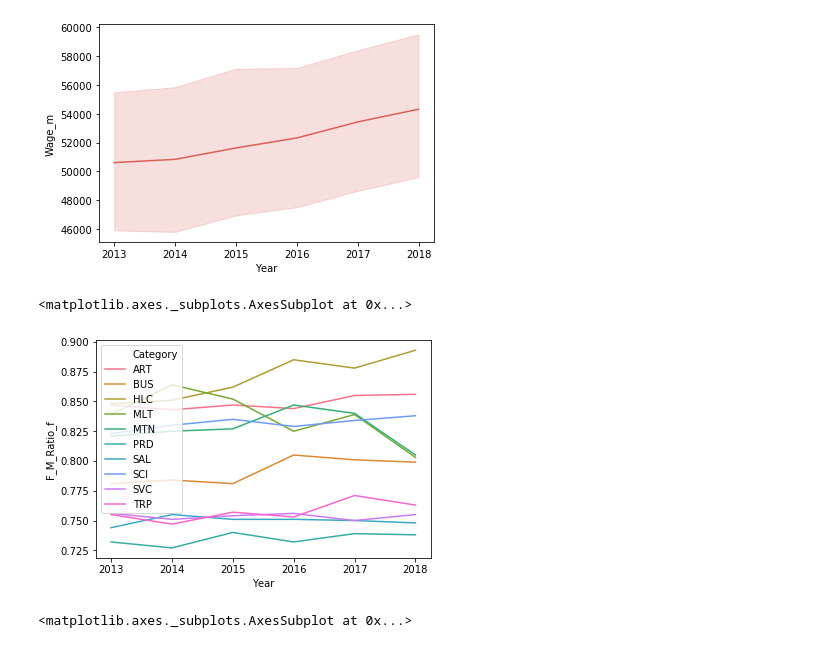
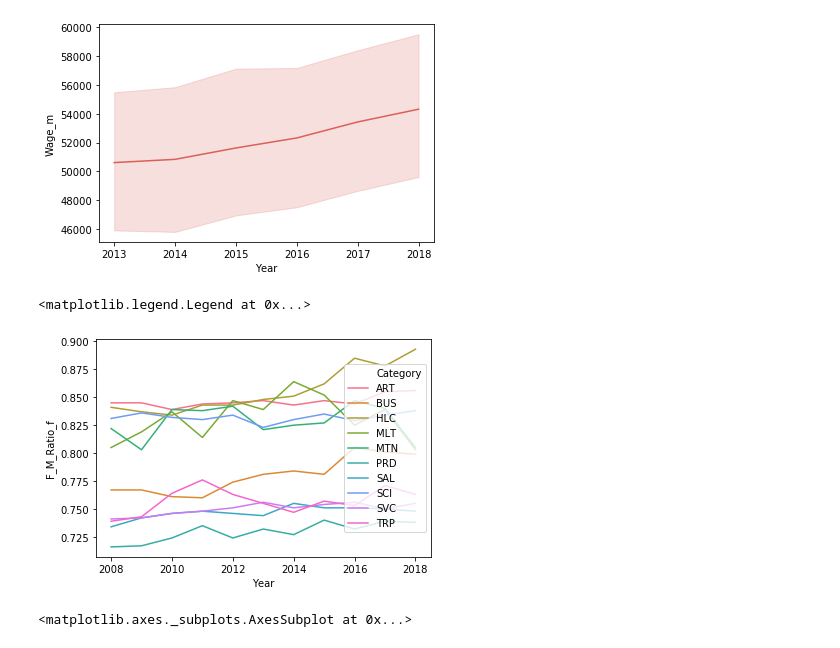
Before and after one commit to AlbeChen/Census_Wage_Analysis, a Jupyter notebook: final_analysis.ipynb, the cells around one changed output. Cells and saved outputs as stored; diff of their text form; code cells hidden in the pictures.

```diff
--- a/final_analysis.ipynb
+++ b/final_analysis.ipynb
@@ -12,5 +12,5 @@ import analysis_pkg
 %load_ext autoreload
 %autoreload 2
 # %%
-yearly_sex_sep, yearly_sex_full, yearly_cat_full = analysis_pkg.yearly_multibase_analysis(2013, 2018)
+yearly_sex_sep, yearly_sex_full, yearly_cat_full, yearly_group_df = analysis_pkg.yearly_multibase_analysis(2008, 2018)
 # %% [output]
@@ -46,9 +56,10 @@ sns.lineplot(x='Year', y='Wage_m', hue='Sex', data=yearly_sex_sep)
 # %%
 aa_ratio_yearly = yearly_sex_full.loc[(yearly_sex_full.Variable == 'JOB')]
 sns.lineplot(x='Year', y='F_M_Ratio_f', hue='Category', data=aa_ratio_yearly)
+plt.legend(loc='right')
 # %% [output]
-<matplotlib.axes._subplots.AxesSubplot at 0x...>
+<matplotlib.legend.Legend at 0x...>
-[figure, old version]
+[figure, new version]
 # %%
 aa_ratio_yearly = yearly_sex_full.loc[(yearly_sex_full.Variable == 'RACE')]
 sns.lineplot(x='Year', y='M_Wage_f', hue='Category', data=aa_ratio_yearly)
```
Also changed, not shown: parts of 4 cells of this notebook, 5 other files.
